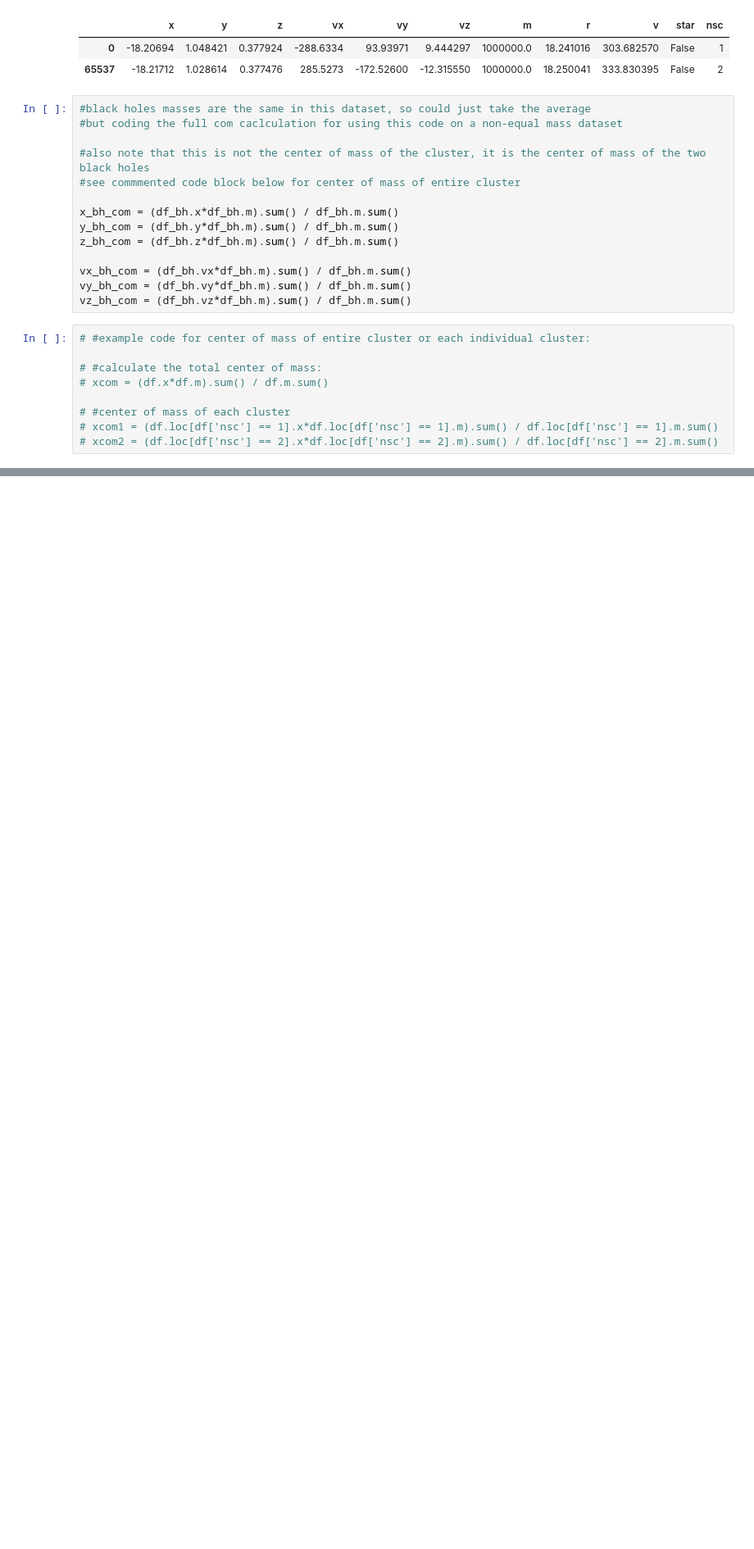
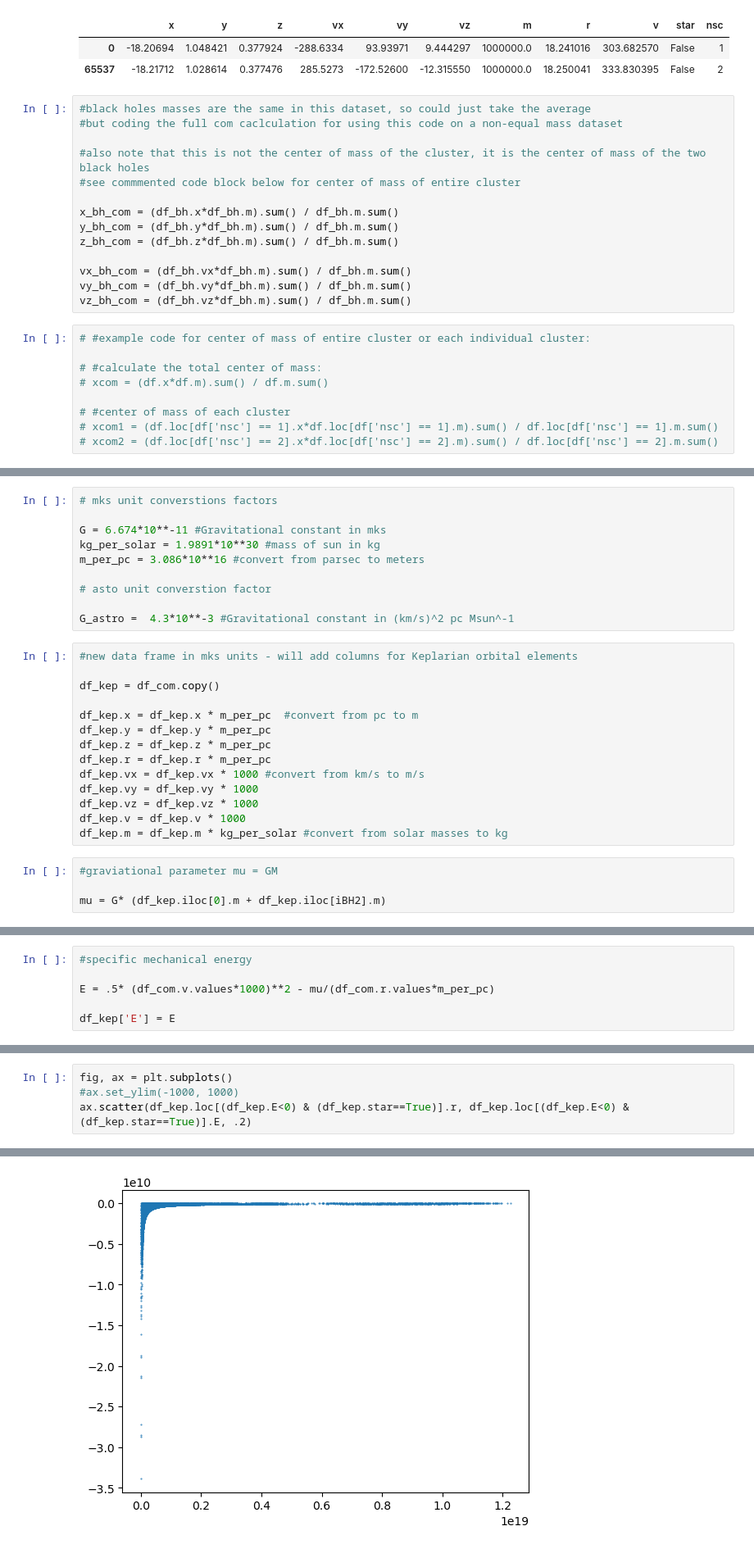
Before and after one commit to janeisbright/Research_Data_Foundations_Final_Project, a Jupyter notebook: NSC_statistical_analysis.ipynb, the cells around one changed output, grey strips where cells are left out. Shown at 82% size. Drawn from its saved outputs; the diff is of its cells as text; blank space fills up the shorter version.

```diff
--- a/NSC_statistical_analysis.ipynb
+++ b/NSC_statistical_analysis.ipynb
@@ -153,0 +162,28 @@ fig = corner.corner(df_com.loc[df_com.star==True][['x','y','z','vx','vy','vz']],
+# %%
+# mks unit converstions factors
+
+G = 6.674*10**-11 #Gravitational constant in mks
+kg_per_solar = 1.9891*10**30 #mass of sun in kg
+m_per_pc = 3.086*10**16 #convert from parsec to meters
+
+# asto unit converstion factor
+
+G_astro =  4.3*10**-3 #Gravitational constant in (km/s)^2 pc Msun^-1
+# %%
+#new data frame in mks units - will add columns for Keplarian orbital elements
+
+df_kep = df_com.copy()
+
+df_kep.x = df_kep.x * m_per_pc  #convert from pc to m
+df_kep.y = df_kep.y * m_per_pc
+df_kep.z = df_kep.z * m_per_pc
+df_kep.r = df_kep.r * m_per_pc
+df_kep.vx = df_kep.vx * 1000 #convert from km/s to m/s
+df_kep.vy = df_kep.vy * 1000
+df_kep.vz = df_kep.vz * 1000
+df_kep.v = df_kep.v * 1000
+df_kep.m = df_kep.m * kg_per_solar #convert from solar masses to kg
+# %%
+#graviational parameter mu = GM
+
+mu = G* (df_kep.iloc[0].m + df_kep.iloc[iBH2].m)
@@ -153,0 +209,6 @@ fig = corner.corner(df_com.loc[df_com.star==True][['x','y','z','vx','vy','vz']],
+# %%
+#specific mechanical energy
+
+E = .5* (df_com.v.values*1000)**2 - mu/(df_com.r.values*m_per_pc)
+
+df_kep['E'] = E
@@ -153,0 +231,5 @@ fig = corner.corner(df_com.loc[df_com.star==True][['x','y','z','vx','vy','vz']],
+# %%
+fig, ax = plt.subplots()
+#ax.set_ylim(-1000, 1000)
+ax.scatter(df_kep.loc[(df_kep.E<0) & (df_kep.star==True)].r, df_kep.loc[(df_kep.E<0) & (df_kep.star==True)].E, .2)
+# %% [output]
@@ -153,0 +237 @@ fig = corner.corner(df_com.loc[df_com.star==True][['x','y','z','vx','vy','vz']],
+[figure, added]
```
Also changed, not shown: parts of 33 cells of this notebook.
